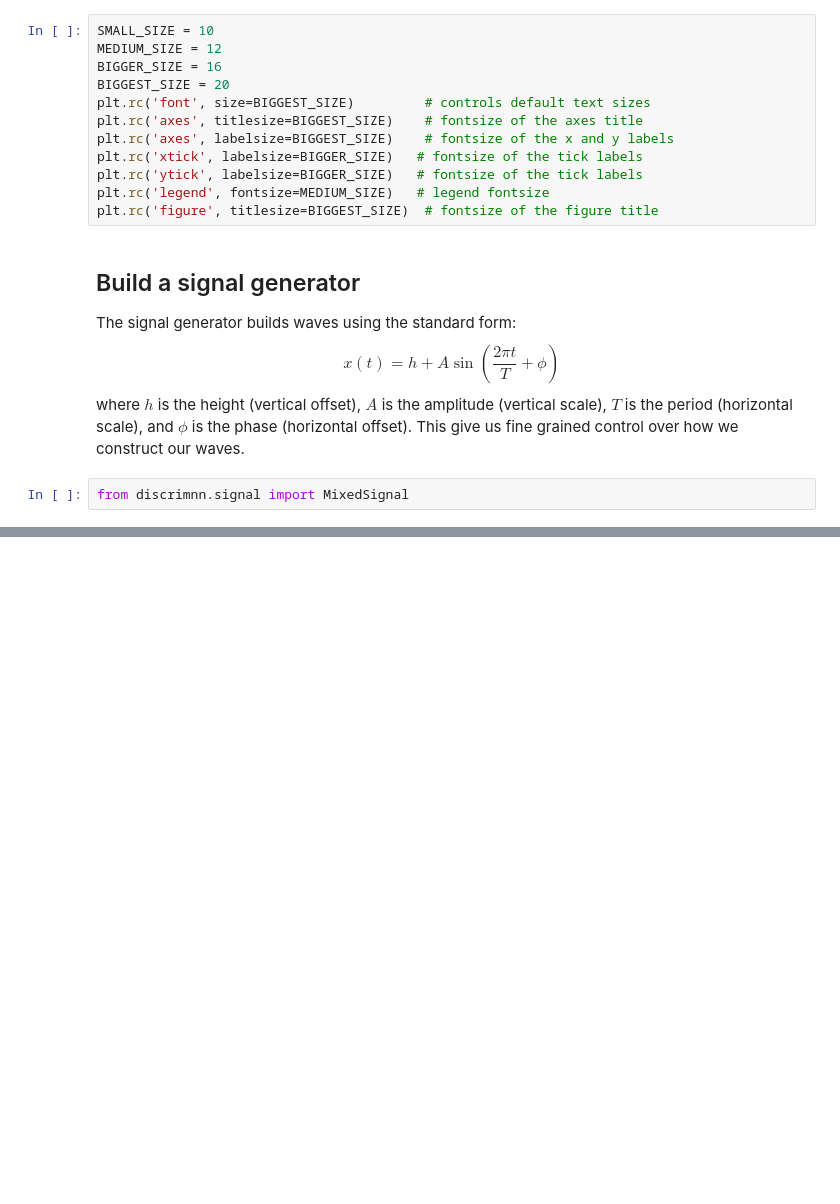
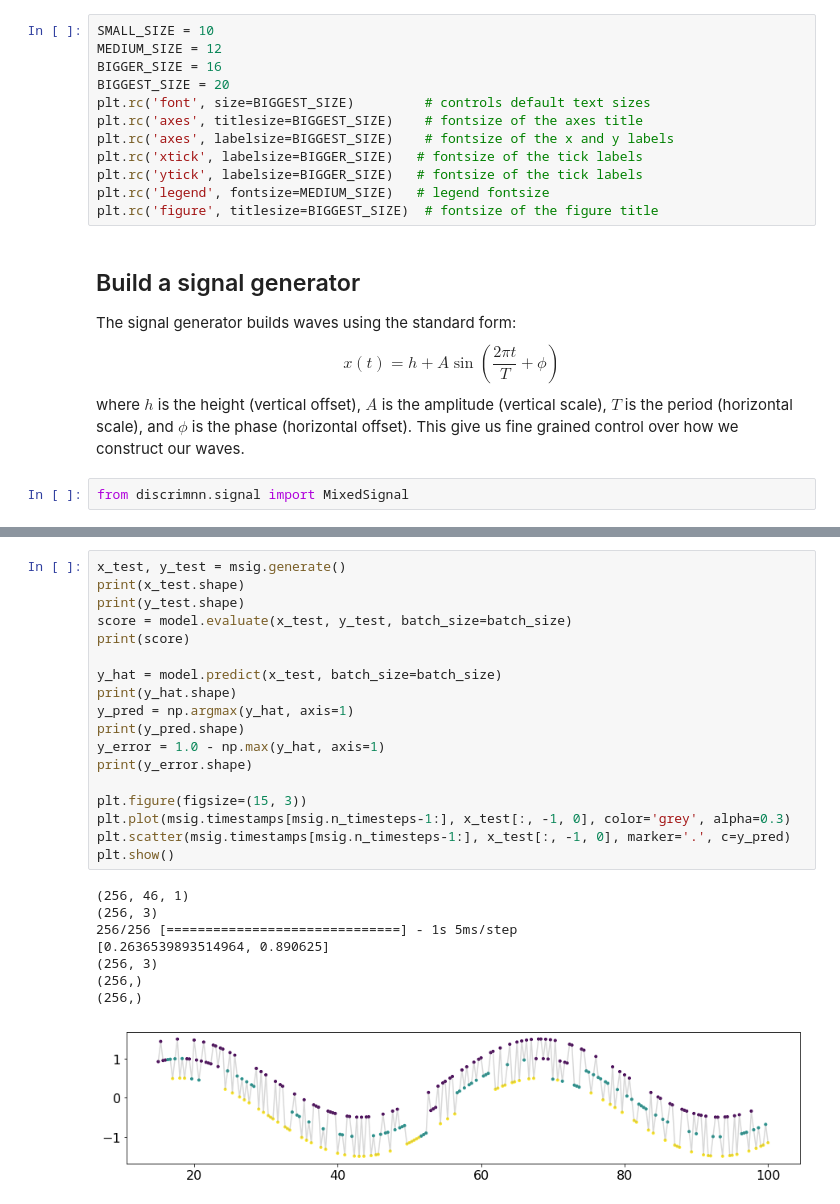
Before and after one commit to WillieMaddox/DiscRimNN, a Jupyter notebook: discrimnn.ipynb, the cells around one changed output, grey strips where cells are left out. Saved outputs shown, nothing was run; the diff lists cells and outputs as text; blank space fills up the shorter version.

```diff
--- a/discrimnn.ipynb
+++ b/discrimnn.ipynb
@@ -187,0 +187,27 @@ ValueError: Error when checking target: expected time_distributed_5 to have 3 di
+# %%
+x_test, y_test = msig.generate()
+print(x_test.shape)
+print(y_test.shape)
+score = model.evaluate(x_test, y_test, batch_size=batch_size)
+print(score)
+
+y_hat = model.predict(x_test, batch_size=batch_size)
+print(y_hat.shape)
+y_pred = np.argmax(y_hat, axis=1)
+print(y_pred.shape)
+y_error = 1.0 - np.max(y_hat, axis=1)
+print(y_error.shape)
+
+plt.figure(figsize=(15, 3))
+plt.plot(msig.timestamps[msig.n_timesteps-1:], x_test[:, -1, 0], color='grey', alpha=0.3)
+plt.scatter(msig.timestamps[msig.n_timesteps-1:], x_test[:, -1, 0], marker='.', c=y_pred)
+plt.show()
+# %% [output]
+(256, 46, 1)
+(256, 3)
+256/256 [==============================] - 1s 5ms/step
+[0.2636539893514964, 0.890625]
+(256, 3)
+(256,)
+(256,)
+[figure, added]
```
Also changed, not shown: parts of 9 cells of this notebook, 1 other file.
